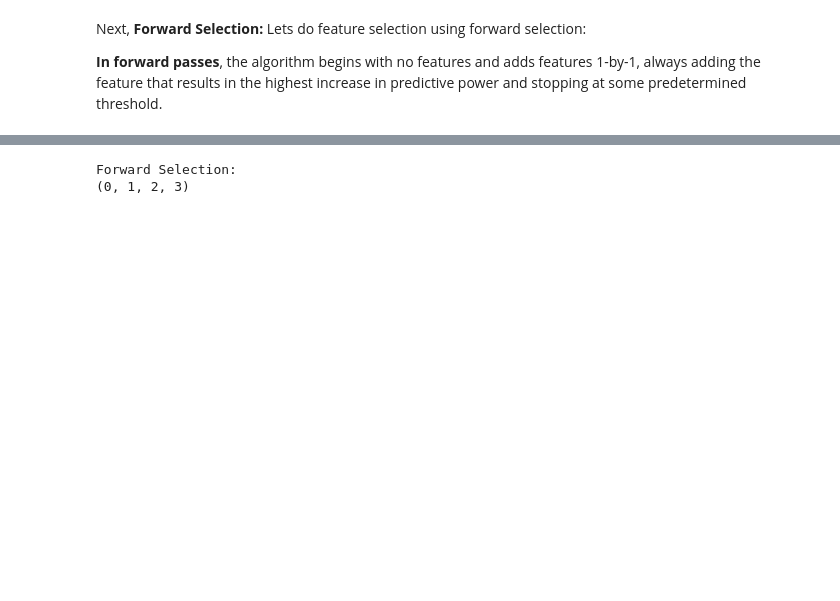
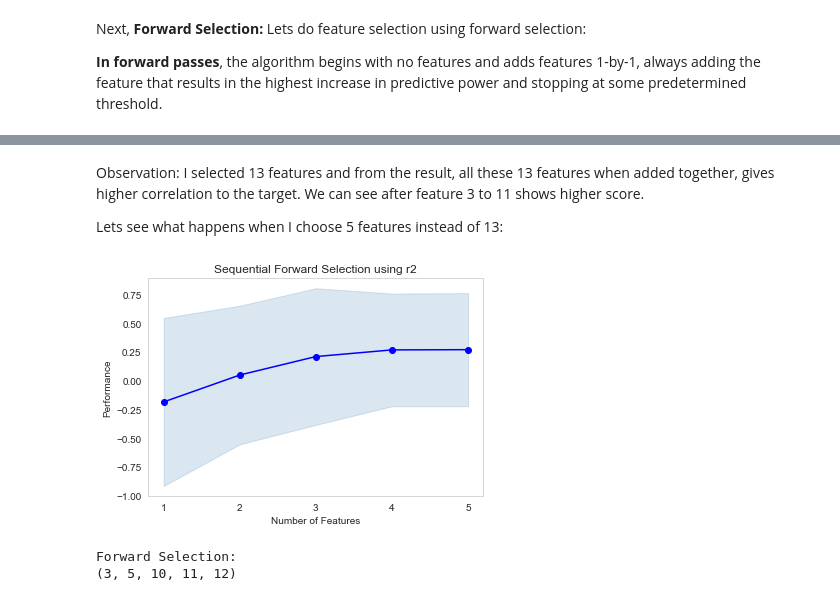
Before and after one commit to pspabhandari/EDA-challenge, a Jupyter notebook: EDA challenge.ipynb, the cells around one changed output, grey strips where cells are left out. Drawn from its saved outputs; the diff is of its cells as text; code cells hidden in the pictures; blank space fills up the shorter version.

```diff
--- a/EDA challenge.ipynb
+++ b/EDA challenge.ipynb
@@ -1272,18 +1249,24 @@ knn = KNeighborsClassifier(n_neighbors=4)
+# %% [markdown]
+Observation: I selected 13 features and from the result, all these 13 features when added together, gives higher correlation to the target. We can see after feature 3 to 11 shows higher score.
+
+Lets see what happens when I choose 5 features instead of 13:
 # %%
-sfs = SFS(knn,
-           k_features=4,
-           forward=True,
-           floating=False,
-           verbose=2,
-           scoring='accuracy',
-           cv=0)
+sfs1 = SFS(lr,
+          k_features=5,
+          forward=True,
+          floating=False,
+          scoring='r2',
+          cv=10)
 
-sfs = sfs1.fit(X, y)
+sfs1 = sfs1.fit(X,y)
 
-
-
+fig = plot_sfs(sfs1.get_metric_dict())
+plt.title('Sequential Forward Selection using r2')
+plt.grid()
+plt.show()
 print('\nForward Selection:')
-print(sfs.k_feature_idx_)
+print(sfs1.k_feature_idx_)
 # %% [output]
+[figure, added]
 Forward Selection:
-(0, 1, 2, 3)
+(3, 5, 10, 11, 12)
```
Also changed, not shown: parts of 37 cells of this notebook.
